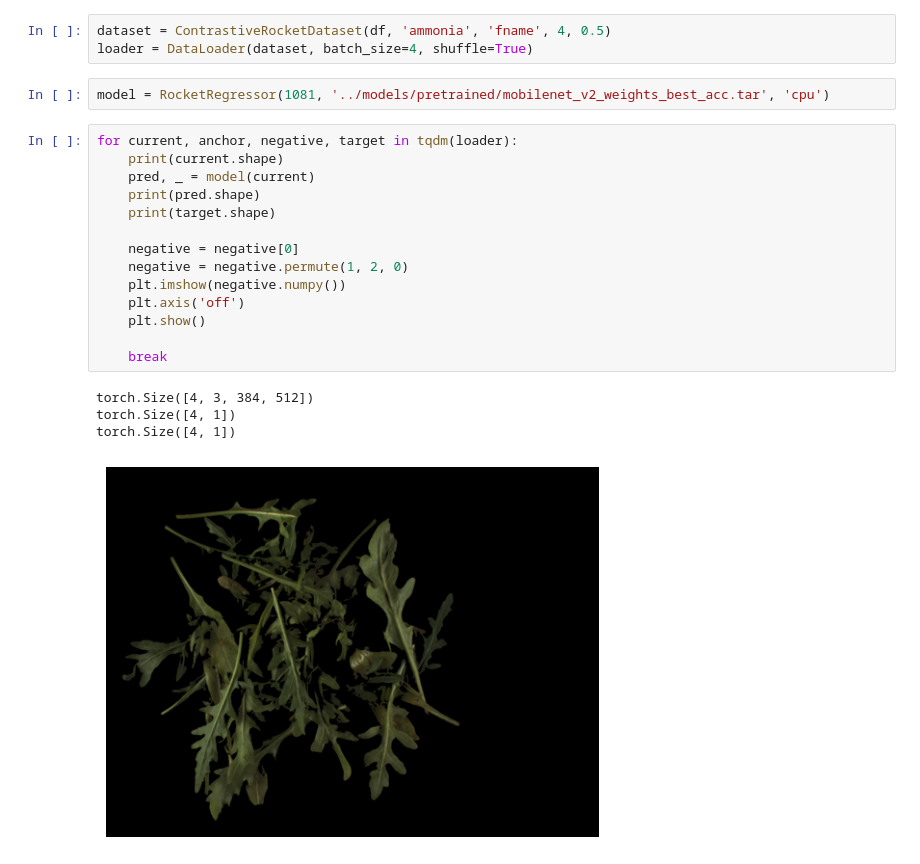
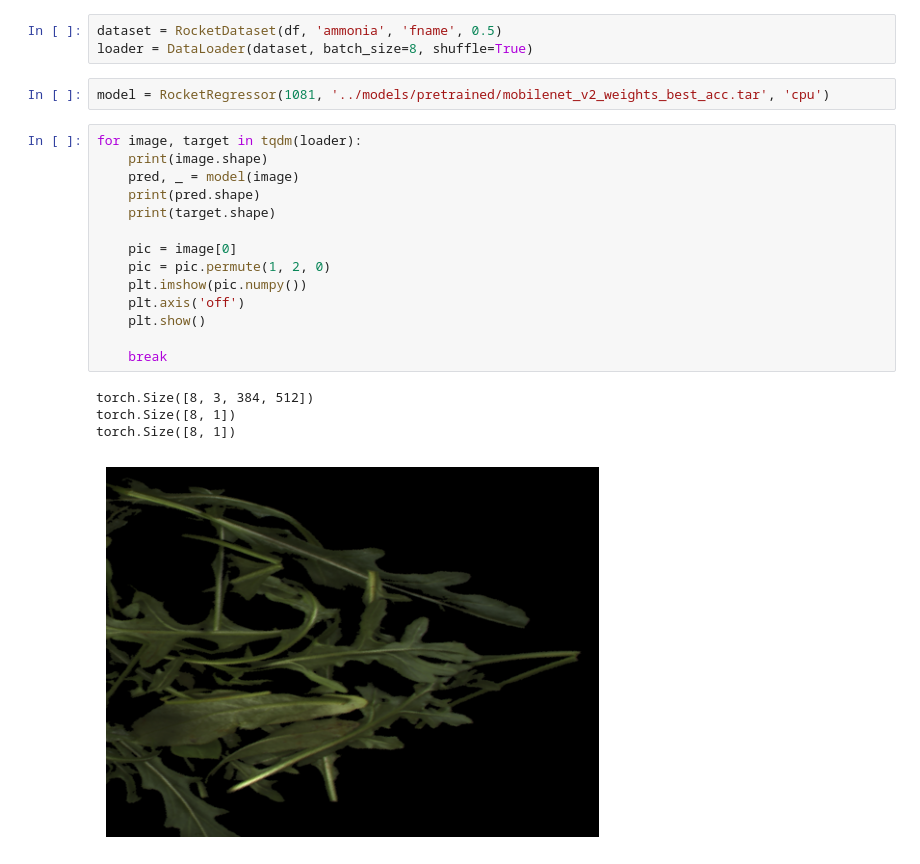
Before and after one commit to GianmarcoTurchiano/Agroalimentary-Quality-Control, a Jupyter notebook: notebooks/loader.ipynb, the cells around one changed output. Drawn from its saved outputs; the diff is of its cells as text.

Commit message:
Implemented inter-batch dynamic triplet sampling.

```diff
--- a/notebooks/loader.ipynb
+++ b/notebooks/loader.ipynb
@@ -22,26 +22,26 @@ df.head()
 from agroalimentary_quality_control.modeling.dataset import RocketDataset, ContrastiveRocketDataset
 from agroalimentary_quality_control.modeling.regressor import RocketRegressor
 # %%
-dataset = ContrastiveRocketDataset(df, 'ammonia', 'fname', 4, 0.5)
-loader = DataLoader(dataset, batch_size=4, shuffle=True)
+dataset = RocketDataset(df, 'ammonia', 'fname', 0.5)
+loader = DataLoader(dataset, batch_size=8, shuffle=True)
 # %%
 model = RocketRegressor(1081, '../models/pretrained/mobilenet_v2_weights_best_acc.tar', 'cpu')
 # %%
-for current, anchor, negative, target in tqdm(loader):
-    print(current.shape)
-    pred, _ = model(current)
+for image, target in tqdm(loader):
+    print(image.shape)
+    pred, _ = model(image)
     print(pred.shape)
     print(target.shape)
 
-    negative = negative[0]
-    negative = negative.permute(1, 2, 0)
-    plt.imshow(negative.numpy())
+    pic = image[0]
+    pic = pic.permute(1, 2, 0)
+    plt.imshow(pic.numpy())
     plt.axis('off')
     plt.show()
 
     break
 # %% [output]
-torch.Size([4, 3, 384, 512])
-torch.Size([4, 1])
-torch.Size([4, 1])
+torch.Size([8, 3, 384, 512])
+torch.Size([8, 1])
+torch.Size([8, 1])
-[figure, old version]
+[figure, new version]
```
Also changed, not shown: parts of 11 cells of this notebook, 2 other files.
